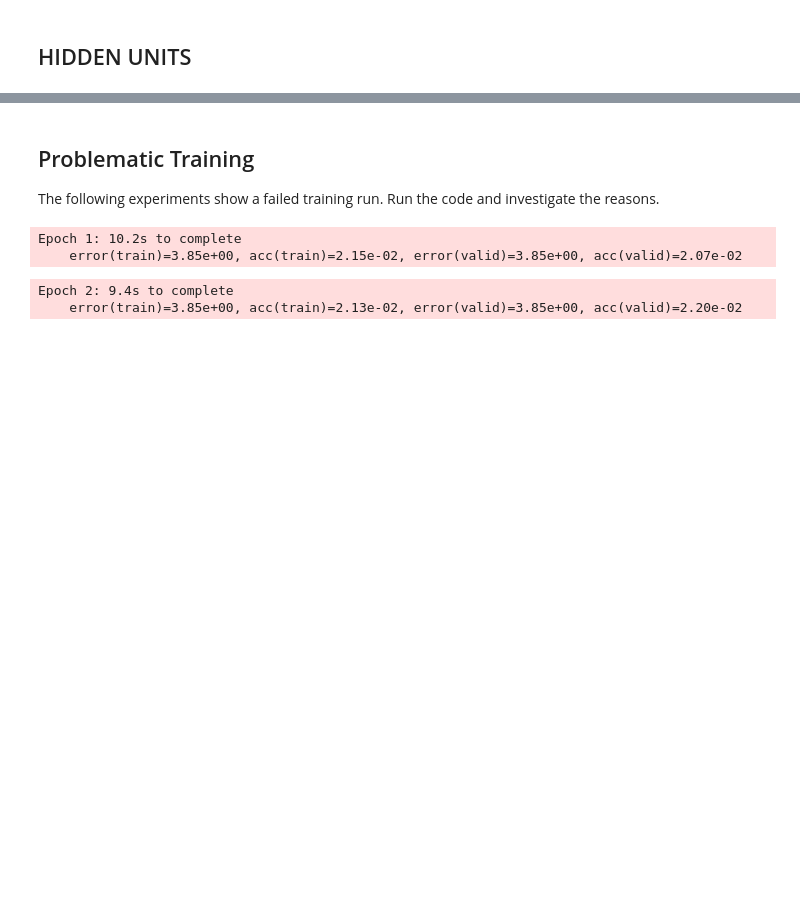
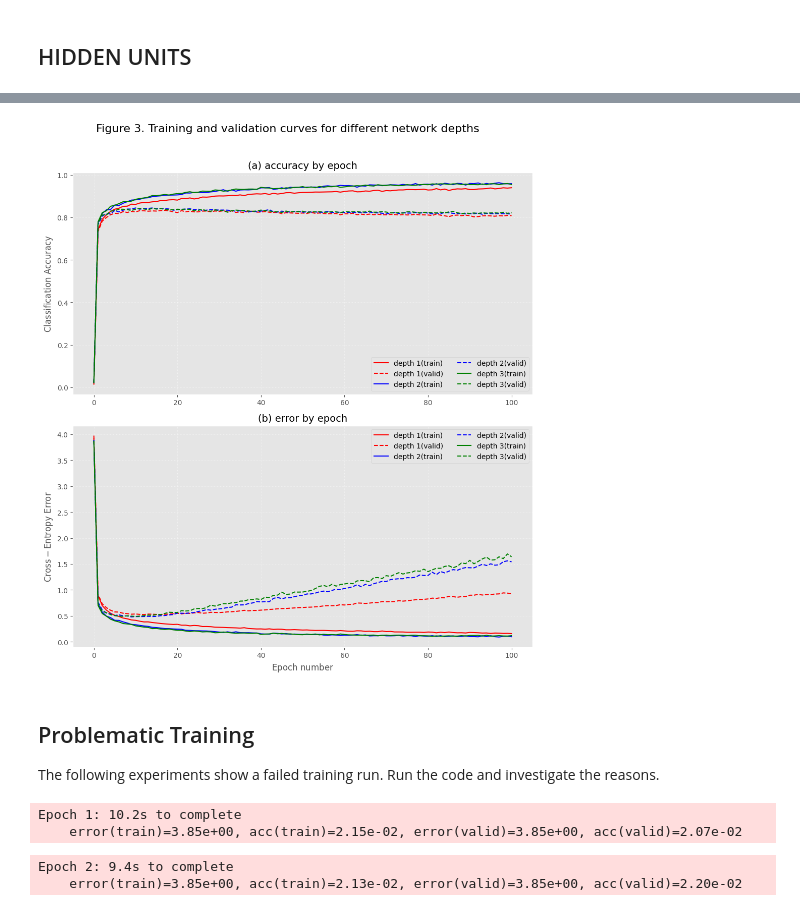
Before and after one commit to s2891782/mlp, a Jupyter notebook: notebooks/Coursework_1.ipynb, the cells around one changed output, grey strips where cells are left out. Cells and saved outputs as stored; diff of their text form; code cells hidden in the pictures; blank space fills up the shorter version.

```diff
--- a/notebooks/Coursework_1.ipynb
+++ b/notebooks/Coursework_1.ipynb
@@ -357,16 +626,18 @@ Epoch 11: 1.5s to complete
 ... (88 outputs left out)
 # %%
 # --- Configuration for this specific run ---
-hidden_dim = 64
+num_hidden_layers = 2
 
 # --- MODEL SETUP ---
-print(f"\n--- Starting Experiment: {hidden_dim} Hidden Units ---")
+print(f"\n--- Starting Experiment: {num_hidden_layers} Hidden Layer(s) ---")
 weights_init = GlorotUniformInit(rng=rng)
 biases_init = ConstantInit(0.)
 
-# MODEL DEFINITION: 1-Hidden Layer Network
+# MODEL DEFINITION: 2 Hidden Layers
 model = MultipleLayerModel([
     AffineLayer(input_dim, hidden_dim, weights_init, biases_init),
+    ReluLayer(),
+    AffineLayer(hidden_dim, hidden_dim, weights_init, biases_init), # <--- Second Hidden Layer
     ReluLayer(),
     AffineLayer(hidden_dim, output_dim, weights_init, biases_init)
 ])
@@ -375,31 +646,31 @@ error = CrossEntropySoftmaxError()
 learning_rule = AdamLearningRule(learning_rate=learning_rate)
 
 # Run the training
-stats, keys, run_time = train_model_and_plot_stats(
+stats_2, keys, run_time, *rest = train_model_and_plot_stats(
     model, error, learning_rule, train_data, valid_data, num_epochs, stats_interval, notebook=True)
 
 # --- DATA EXTRACTION & SAVING ---
-final_stats = stats[-1]
+final_stats = stats_2[-1]
 final_val_acc = final_stats[keys['acc(valid)']] * 100
 final_train_err = final_stats[keys['error(train)']]
 final_val_err = final_stats[keys['error(valid)']]
 
 # --- LOAD, APPEND, AND SAVE ---
-with open(results_file, 'r') as f:
+with open(results_file_2, 'r') as f:
     results = json.load(f)
 
 # Store results
 results['data'].append([
-    hidden_dim,
+    num_hidden_layers,
     f"{final_val_acc:.2f}",
     f"{final_train_err:.4f}",
     f"{final_val_err:.4f}"
 ])
 
-with open(results_file, 'w') as f:
+with open(results_file_2, 'w') as f:
     json.dump(results, f, indent=4)
 
-print(f"\n[SUCCESS] 64-Unit Experiment completed.")
+print(f"\n[SUCCESS] Depth {num_hidden_layers} Experiment completed.")
 print(f"  Val Acc: {final_val_acc:.2f}%, Train Error: {final_train_err:.4f}, Val Error: {final_val_err:.4f}")
 print("Data saved. Proceed to the next cell when ready.")
 # %% [output]
@@ -865,0 +843,71 @@ except Exception as e:
+# %%
+import matplotlib.pyplot as plt
+import numpy as np
+
+# Define high-contrast colors for depths 1, 2, and 3
+COLOR_MAP = {
+    1: 'red',      # Depth 1
+    2: 'blue',     # Depth 2
+    3: 'green'    # Depth 3
+}
+
+# --- Plotting Setup ---
+# NOTE: This cell relies on stats_1, stats_2, stats_3, keys, num_epochs, and stats_interval being defined in memory.
+
+try:
+    all_stats = {
+        'depth1': stats_1,
+        'depth2': stats_2,
+        'depth3': stats_3
+    }
+    epochs = np.arange(0, num_epochs + stats_interval, stats_interval)
+    depths = [1, 2, 3]
+except NameError as e:
+    print(f"[ERROR] Variable missing: {e}. Ensure all three experiment cells ran immediately before this one.")
+    raise
+
+# --- Plot Generation ---
+# Note: Matplotlib typically needs the figure/axis objects to be named explicitly for tighter control
+fig, axes = plt.subplots(2, 1, figsize=(10, 12))
+plt.suptitle('Figure 3. Training and validation curves for different network depths', y=1.02, fontsize=16)
+
+# Loop and Plot
+for i, (depth_label, stats) in enumerate(all_stats.items()):
+    depth = int(depth_label[-1])
+    color = COLOR_MAP[depth]
+
+    # Subplot (a) Accuracy
+    train_acc = [s[keys['acc(train)']] for s in stats]
+    valid_acc = [s[keys['acc(valid)']] for s in stats]
+
+    axes[0].plot(epochs, train_acc, label=f'depth {depth}(train)', linestyle='-', color=color)
+    axes[0].plot(epochs, valid_acc, label=f'depth {depth}(valid)', linestyle='--', color=color)
+
+    # Subplot (b) Error
+    train_error = [s[keys['error(train)']] for s in stats]
+    valid_error = [s[keys['error(valid)']] for s in stats]
+
+    axes[1].plot(epochs, train_error, label=f'depth {depth}(train)', linestyle='-', color=color)
+    axes[1].plot(epochs, valid_error, label=f'depth {depth}(valid)', linestyle='--', color=color)
+
+# --- Formatting ---
+# Subplot (a) formatting
+axes[0].set_title(r'(a) accuracy by epoch', fontsize=14)
+axes[0].set_ylabel(r'$\mathrm{Classification\ Accuracy}$', fontsize=12) # LaTeX formatting for label
+axes[0].grid(True, linestyle=':', alpha=0.6)
+axes[0].legend(loc='lower right', fontsize=10, ncol=2)
+
+# Subplot (b) formatting
+axes[1].set_title(r'(b) error by epoch', fontsize=14)
+axes[1].set_ylabel(r'$\mathrm{Cross-Entropy\ Error}$', fontsize=12) # LaTeX formatting for label
+axes[1].set_xlabel(r'$\mathrm{Epoch\ number}$', fontsize=12) # LaTeX formatting for label
+axes[1].grid(True, linestyle=':', alpha=0.6)
+axes[1].legend(loc='upper right', fontsize=10, ncol=2)
+
+# --- SAVE FIGURE TO PDF ---
+fig.tight_layout(rect=[0, 0.1, 1, 1]) # This minimizes whitespace around the axes.
+save_filename = 'emnist_depth_analysis_curves.pdf'
+fig.savefig(save_filename)
+print(f"\n[INFO] Figure saved successfully to '{save_filename}' in PDF format.")
+plt.show()
+# %% [output]
@@ -866,3 +915,4 @@ except Exception as e:
+[figure, added]
 # %% [markdown]
 ## Problematic Training
 
```
Also changed, not shown: parts of 27 cells of this notebook, 7 other files.
